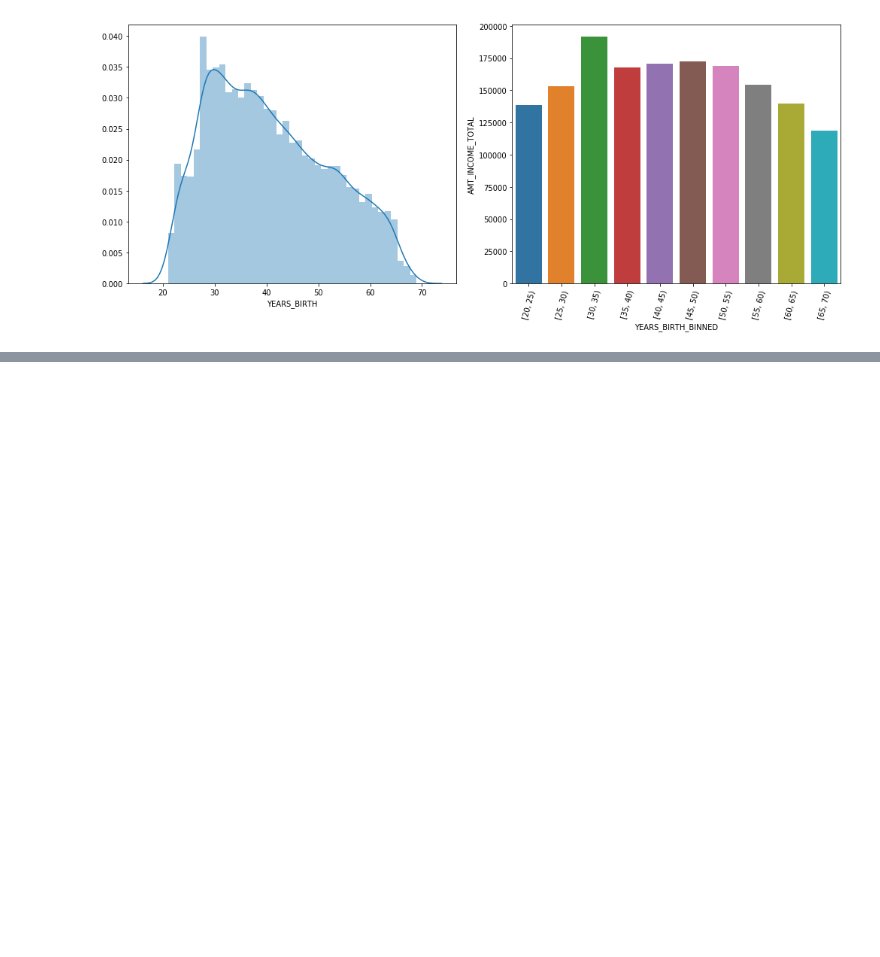
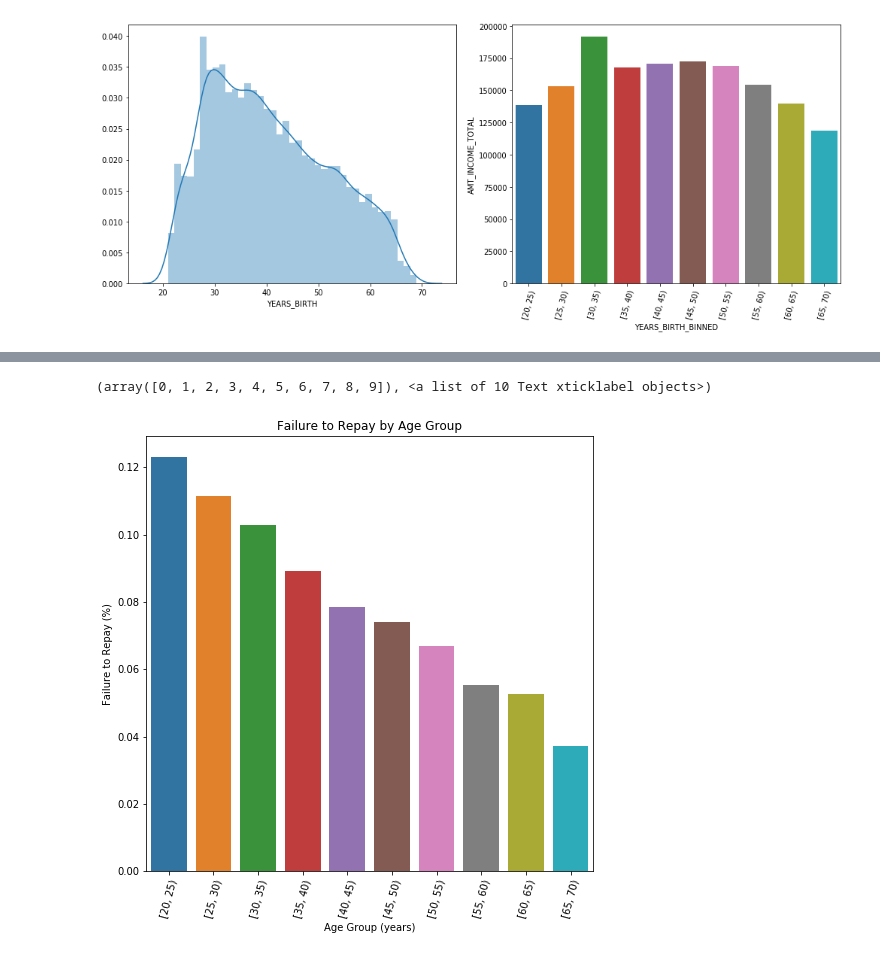
Before and after one commit to forbot161602/2nd-ML100Days, a Jupyter notebook: homework/Day_013_HW.ipynb, the cells around one changed output, grey strips where cells are left out. Drawn from its saved outputs; the diff is of its cells as text; code cells hidden in the pictures; blank space fills up the shorter version.

```diff
--- a/homework/Day_013_HW.ipynb
+++ b/homework/Day_013_HW.ipynb
@@ -144,3 +144,7 @@ plt.xticks(rotation=75)
 figure.tight_layout()
 # %% [output]
 [figure]
+# %%
+# app train means grouped by 'YEARS_BIRTH_BINNED'
+atm_group = app_train.groupby('YEARS_BIRTH_BINNED').mean()
+atm_group['TARGET']
@@ -146,0 +164,8 @@ figure.tight_layout()
+# %%
+plt.figure(figsize=(8, 8,))
+sns.barplot(atm_group.index, atm_group['TARGET'])
+plt.title('Failure to Repay by Age Group'); plt.xlabel('Age Group (years)'); plt.ylabel('Failure to Repay (%)');
+plt.xticks(rotation=75)
+# %% [output]
+(array([0, 1, 2, 3, 4, 5, 6, 7, 8, 9]), <a list of 10 Text xticklabel objects>)
+[figure, added]
```
Also changed, not shown: parts of 3 cells of this notebook, 2 other files.
